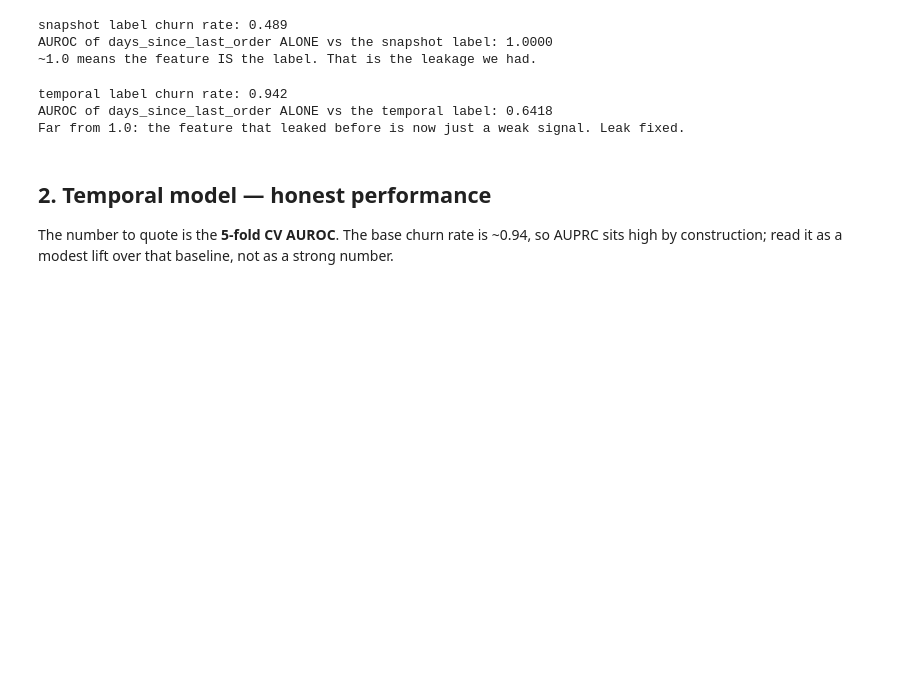
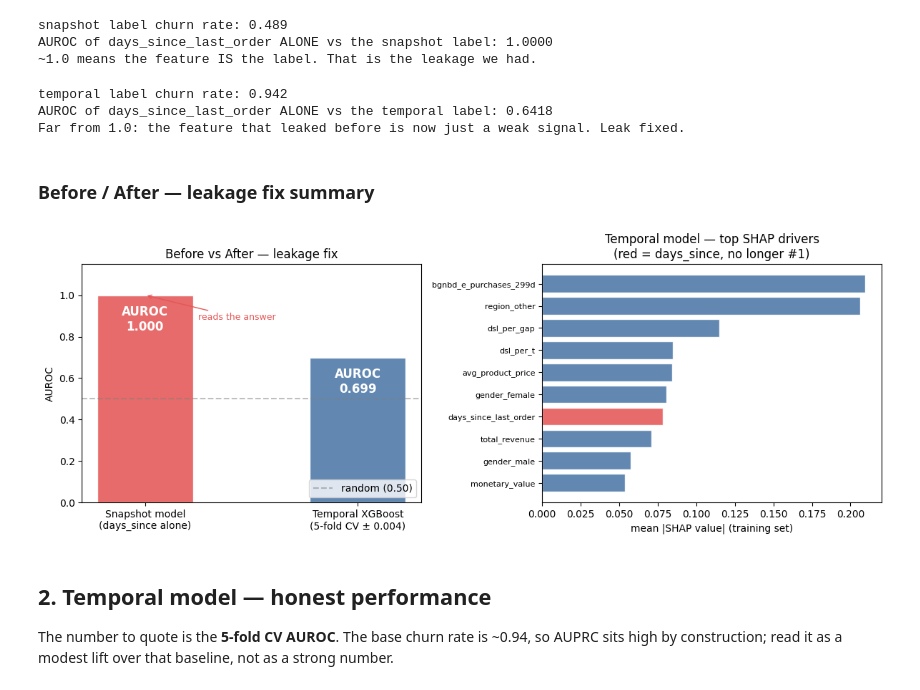
Before and after one commit to giulia-bono/retentioniq, a Jupyter notebook: notebooks/06_evaluation_temporal.ipynb, the cells around one changed output. Drawn from its saved outputs; the diff is of its cells as text; code cells hidden in the pictures; blank space fills up the shorter version.

```diff
--- a/notebooks/06_evaluation_temporal.ipynb
+++ b/notebooks/06_evaluation_temporal.ipynb
@@ -73,6 +85,46 @@ else:
 temporal label churn rate: 0.942
 AUROC of days_since_last_order ALONE vs the temporal label: 0.6418
 Far from 1.0: the feature that leaked before is now just a weak signal. Leak fixed.
+# %% [markdown]
+### Before / After — leakage fix summary
+# %%
+snap_auroc = locals().get("auc_snap_leak", 1.0)
+temp_auroc = meta["cv5_auroc_mean"]
+temp_std   = meta["cv5_auroc_std"]
+
+fig, axes = plt.subplots(1, 2, figsize=(12, 4.5))
+
+# --- AUROC before vs after ---
+labels = ["Snapshot model\n(days_since alone)", f"Temporal XGBoost\n(5-fold CV ± {temp_std:.3f})"]
+values = [snap_auroc, temp_auroc]
+colors = ["#E45756", "#4C78A8"]
+bars = axes[0].bar(labels, values, color=colors, alpha=0.88, edgecolor="white", width=0.45)
+for bar, v in zip(bars, values):
+    axes[0].text(bar.get_x() + bar.get_width() / 2, v - 0.05,
+                 f"AUROC\n{v:.3f}", ha="center", va="top",
+                 color="white", fontweight="bold", fontsize=12)
+axes[0].set_ylim(0, 1.15)
+axes[0].axhline(0.5, color="gray", ls="--", alpha=0.5, label="random (0.50)")
+axes[0].set_ylabel("AUROC")
+axes[0].set_title("Before vs After — leakage fix")
+axes[0].legend(loc="lower right")
+axes[0].annotate("reads the answer", xy=(0, snap_auroc), xytext=(0.25, snap_auroc - 0.12),
+                 arrowprops=dict(arrowstyle="->", color="#E45756"), color="#E45756", fontsize=9)
+
+# --- SHAP top drivers (days_since highlighted) ---
+shap = pd.Series(meta["shap_top10_mean_abs"]).sort_values()
+bar_colors = ["#E45756" if f == "days_since_last_order" else "#4C78A8" for f in shap.index]
+axes[1].barh(range(len(shap)), shap.values, color=bar_colors, alpha=0.88, edgecolor="white")
+axes[1].set_yticks(range(len(shap)))
+axes[1].set_yticklabels(shap.index, fontsize=8)
+axes[1].set_xlabel("mean |SHAP value| (training set)")
+axes[1].set_title("Temporal model — top SHAP drivers\n(red = days_since, no longer #1)")
+
+plt.tight_layout()
+plt.savefig("../docs/figures/evaluation_leakage_before_after.png", dpi=120)
+plt.show()
+# %% [output]
+[figure, added]
 # %% [markdown]
 ## 2. Temporal model — honest performance
 
```
Also changed, not shown: parts of 7 cells of this notebook, 33 other files.
